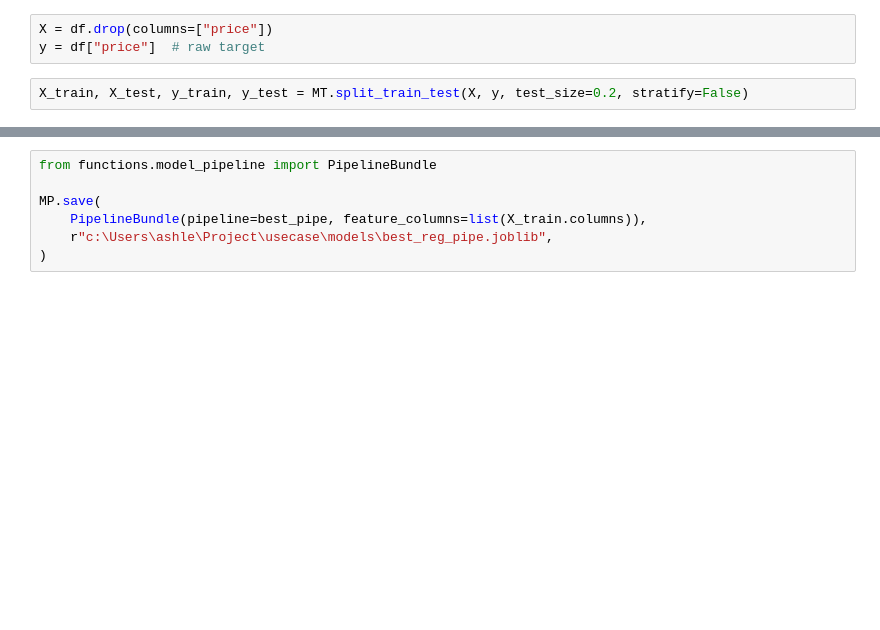
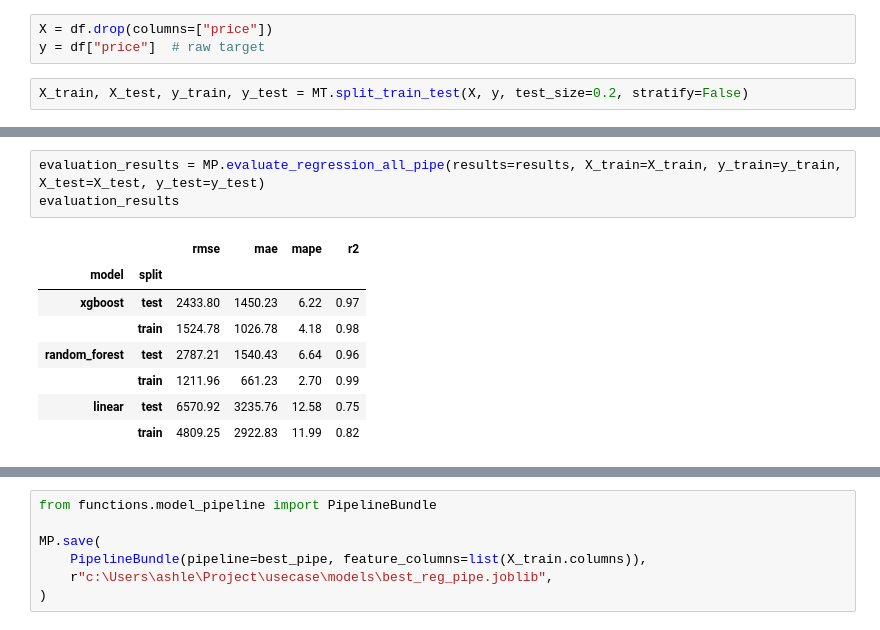
Before and after one commit to ashleysoffian/usecase, a Jupyter notebook: src/regression.ipynb, the cells around one changed output, grey strips where cells are left out. Drawn from its saved outputs; the diff is of its cells as text; blank space fills up the shorter version.

Commit message:
complete regression notebook, and functions

```diff
--- a/src/regression.ipynb
+++ b/src/regression.ipynb
@@ -449,0 +436,12 @@ AttributeError: type object 'ModelPipeline' has no attribute 'train_regression_a
+# %%
+evaluation_results = MP.evaluate_regression_all_pipe(results=results, X_train=X_train, y_train=y_train, X_test=X_test, y_test=y_test)
+evaluation_results
+# %% [output]
+|  |  | rmse | mae | mape | r2 |
+| model | split |  |  |  |  |
+| xgboost | test | 2433.80 | 1450.23 | 6.22 | 0.97 |
+|  | train | 1524.78 | 1026.78 | 4.18 | 0.98 |
+| random_forest | test | 2787.21 | 1540.43 | 6.64 | 0.96 |
+|  | train | 1211.96 | 661.23 | 2.70 | 0.99 |
+| linear | test | 6570.92 | 3235.76 | 12.58 | 0.75 |
+|  | train | 4809.25 | 2922.83 | 11.99 | 0.82 |
```
Also changed, not shown: parts of 16 cells of this notebook, 6 other files.
